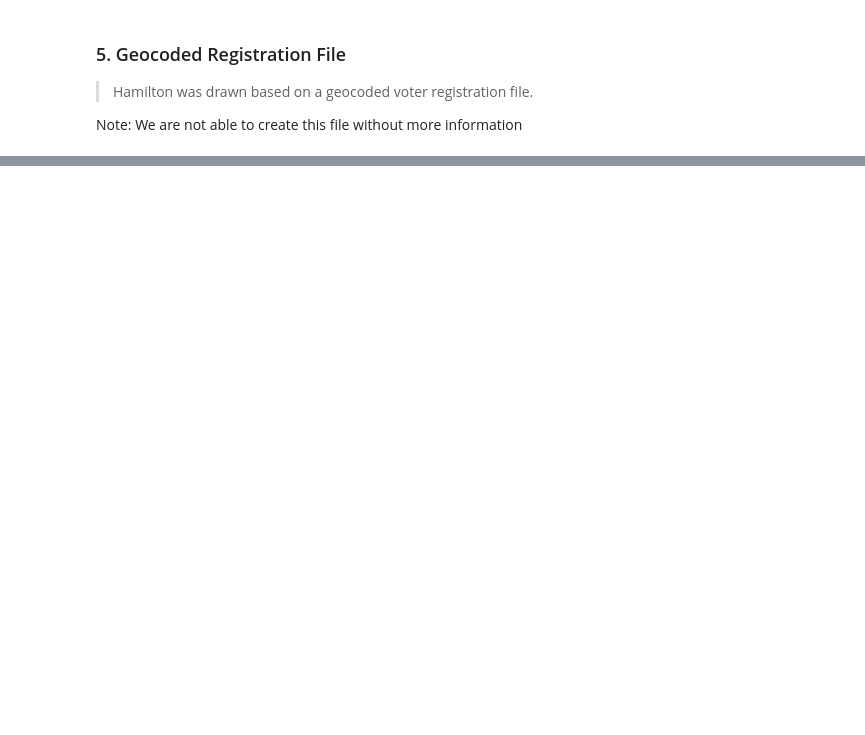
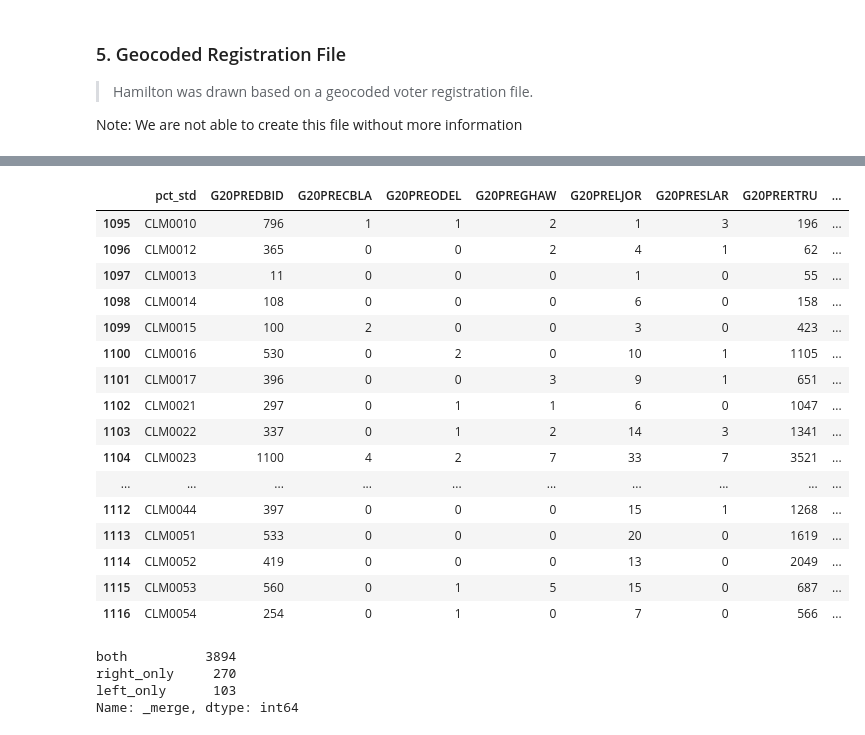
Before and after one commit to nonpartisan-redistricting-datahub/pdv-fl, a Jupyter notebook: vest-fl-2020/vest-fl-20-replication.ipynb, the cells around one changed output, grey strips where cells are left out. Drawn from its saved outputs; the diff is of its cells as text; code cells hidden in the pictures; blank space fills up the shorter version.

```diff
--- a/vest-fl-2020/vest-fl-20-replication.ipynb
+++ b/vest-fl-2020/vest-fl-20-replication.ipynb
@@ -1192,0 +1433,20 @@ Note: We are not able to create this file without more information
+# %%
+pivoted_2020[pivoted_2020['pct_std'].str[0:3]=="CLM"]
+# %% [output]
+|  | pct_std | G20PREDBID | G20PRECBLA | G20PREODEL | G20PREGHAW | G20PRELJOR | G20PRESLAR | G20PRERTRU | ... |
+| 1095 | CLM0010 | 796 | 1 | 1 | 2 | 1 | 3 | 196 | ... |
+| 1096 | CLM0012 | 365 | 0 | 0 | 2 | 4 | 1 | 62 | ... |
+| 1097 | CLM0013 | 11 | 0 | 0 | 0 | 1 | 0 | 55 | ... |
+| 1098 | CLM0014 | 108 | 0 | 0 | 0 | 6 | 0 | 158 | ... |
+| 1099 | CLM0015 | 100 | 2 | 0 | 0 | 3 | 0 | 423 | ... |
+| 1100 | CLM0016 | 530 | 0 | 2 | 0 | 10 | 1 | 1105 | ... |
+| 1101 | CLM0017 | 396 | 0 | 0 | 3 | 9 | 1 | 651 | ... |
+| 1102 | CLM0021 | 297 | 0 | 1 | 1 | 6 | 0 | 1047 | ... |
+| 1103 | CLM0022 | 337 | 0 | 1 | 2 | 14 | 3 | 1341 | ... |
+| 1104 | CLM0023 | 1100 | 4 | 2 | 7 | 33 | 7 | 3521 | ... |
+| ... | ... | ... | ... | ... | ... | ... | ... | ... | ... |
+| 1112 | CLM0044 | 397 | 0 | 0 | 0 | 15 | 1 | 1268 | ... |
+| 1113 | CLM0051 | 533 | 0 | 0 | 0 | 20 | 0 | 1619 | ... |
+| 1114 | CLM0052 | 419 | 0 | 0 | 0 | 13 | 0 | 2049 | ... |
+| 1115 | CLM0053 | 560 | 0 | 1 | 5 | 15 | 0 | 687 | ... |
+| 1116 | CLM0054 | 254 | 0 | 1 | 0 | 7 | 0 | 566 | ... |
@@ -1192,0 +1460,7 @@ Note: We are not able to create this file without more information
+# %%
+final_source["_merge"].value_counts()
+# %% [output]
+both          3894
+right_only     270
+left_only      103
+Name: _merge, dtype: int64
```
Also changed, not shown: parts of 99 cells of this notebook.
